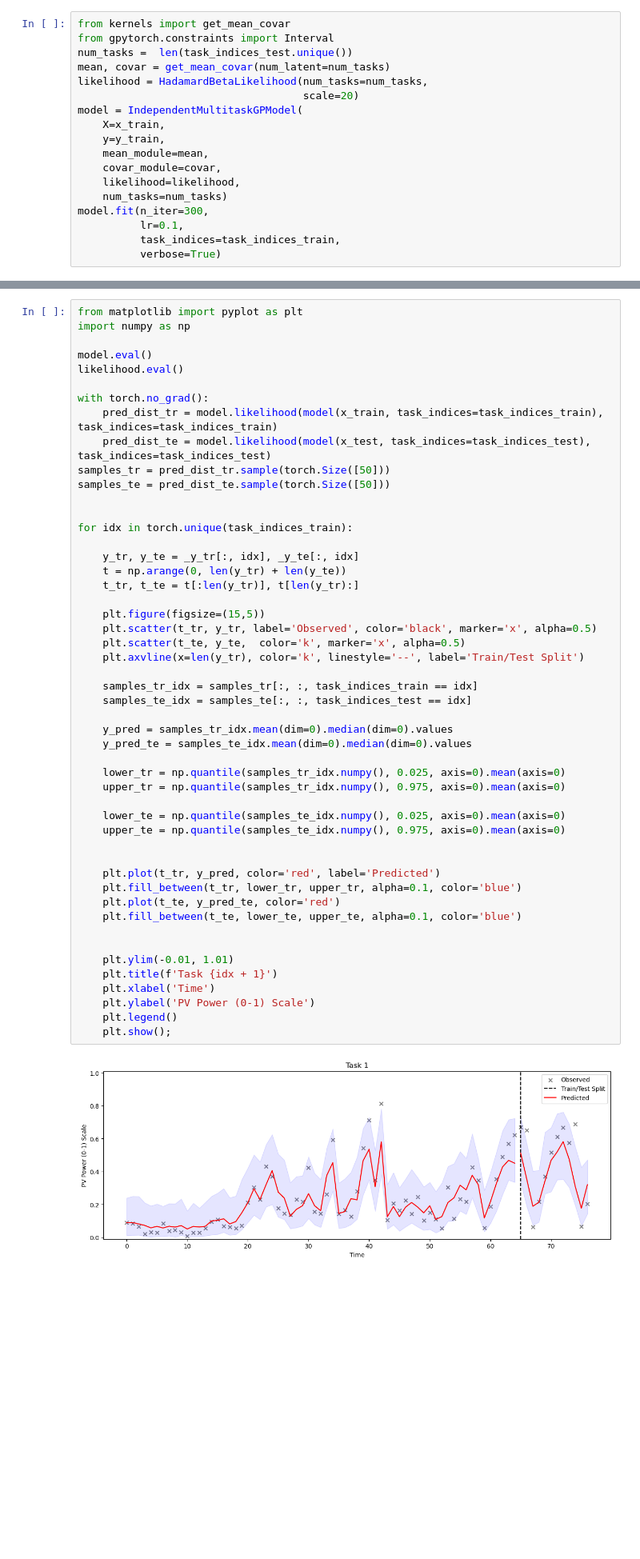
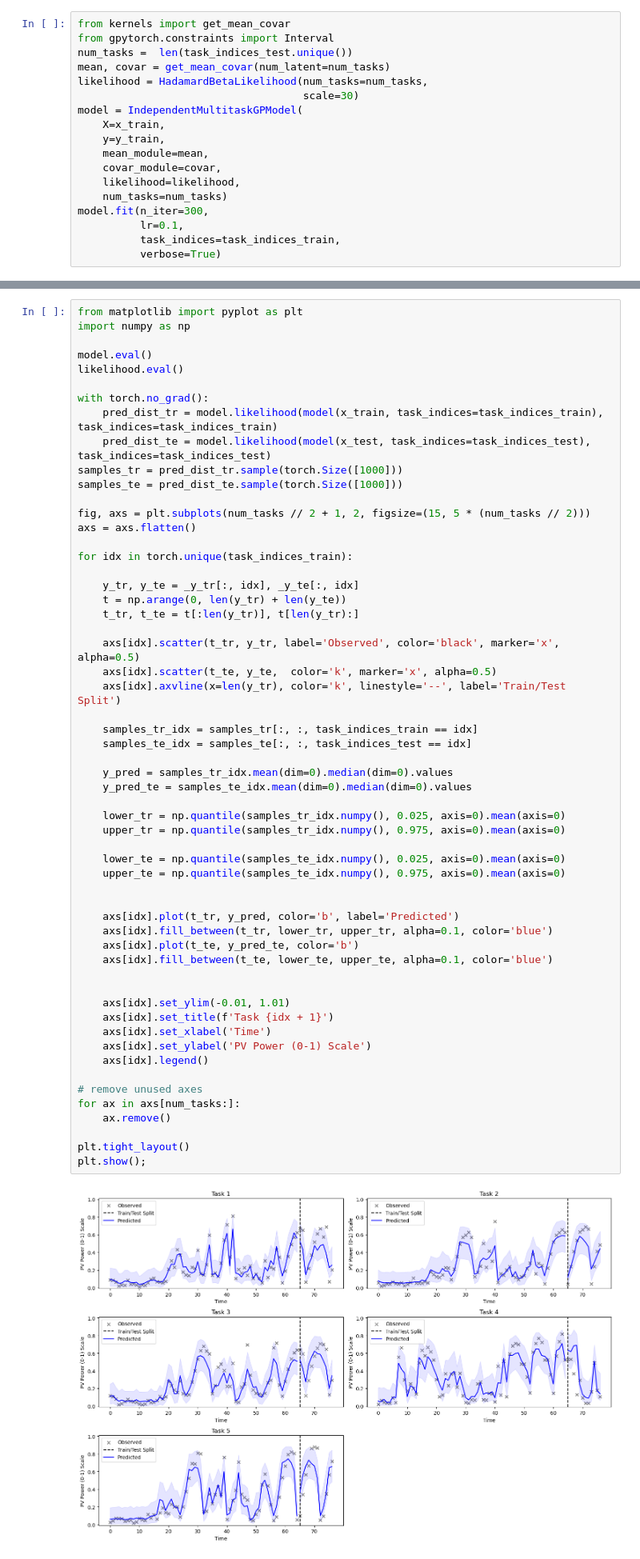
Before and after one commit to eirikbaekkelund/Dissertation, a Jupyter notebook: hadamard.ipynb, the cells around one changed output, grey strips where cells are left out. Shown: that part at 80% size. Saved outputs shown, nothing was run; the diff lists cells and outputs as text; blank space fills up the shorter version.

Commit message:
update to plot

```diff
--- a/hadamard.ipynb
+++ b/hadamard.ipynb
@@ -176,7 +176,7 @@ from gpytorch.constraints import Interval
 num_tasks =  len(task_indices_test.unique())
 mean, covar = get_mean_covar(num_latent=num_tasks)
 likelihood = HadamardBetaLikelihood(num_tasks=num_tasks,
-                                    scale=20)
+                                    scale=30)
 model = IndependentMultitaskGPModel(
     X=x_train,
     y=y_train,
@@ -214,47 +214,54 @@ model.eval()
 likelihood.eval()
 
 with torch.no_grad():
     pred_dist_tr = model.likelihood(model(x_train, task_indices=task_indices_train), task_indices=task_indices_train)
     pred_dist_te = model.likelihood(model(x_test, task_indices=task_indices_test), task_indices=task_indices_test)
-samples_tr = pred_dist_tr.sample(torch.Size([50]))
-samples_te = pred_dist_te.sample(torch.Size([50]))
+samples_tr = pred_dist_tr.sample(torch.Size([1000]))
+samples_te = pred_dist_te.sample(torch.Size([1000]))
 
+fig, axs = plt.subplots(num_tasks // 2 + 1, 2, figsize=(15, 5 * (num_tasks // 2)))
+axs = axs.flatten()
 
 for idx in torch.unique(task_indices_train):
 
     y_tr, y_te = _y_tr[:, idx], _y_te[:, idx]
     t = np.arange(0, len(y_tr) + len(y_te))
     t_tr, t_te = t[:len(y_tr)], t[len(y_tr):]
 
-    plt.figure(figsize=(15,5))
-    plt.scatter(t_tr, y_tr, label='Observed', color='black', marker='x', alpha=0.5)
-    plt.scatter(t_te, y_te,  color='k', marker='x', alpha=0.5)
-    plt.axvline(x=len(y_tr), color='k', linestyle='--', label='Train/Test Split')
+    axs[idx].scatter(t_tr, y_tr, label='Observed', color='black', marker='x', alpha=0.5)
+    axs[idx].scatter(t_te, y_te,  color='k', marker='x', alpha=0.5)
+    axs[idx].axvline(x=len(y_tr), color='k', linestyle='--', label='Train/Test Split')
 
     samples_tr_idx = samples_tr[:, :, task_indices_train == idx]
     samples_te_idx = samples_te[:, :, task_indices_test == idx]
 
     y_pred = samples_tr_idx.mean(dim=0).median(dim=0).values
     y_pred_te = samples_te_idx.mean(dim=0).median(dim=0).values
 
     lower_tr = np.quantile(samples_tr_idx.numpy(), 0.025, axis=0).mean(axis=0)
     upper_tr = np.quantile(samples_tr_idx.numpy(), 0.975, axis=0).mean(axis=0)
 
     lower_te = np.quantile(samples_te_idx.numpy(), 0.025, axis=0).mean(axis=0)
     upper_te = np.quantile(samples_te_idx.numpy(), 0.975, axis=0).mean(axis=0)
 
 
-    plt.plot(t_tr, y_pred, color='red', label='Predicted')
-    plt.fill_between(t_tr, lower_tr, upper_tr, alpha=0.1, color='blue')
-    plt.plot(t_te, y_pred_te, color='red')
-    plt.fill_between(t_te, lower_te, upper_te, alpha=0.1, color='blue')
+    axs[idx].plot(t_tr, y_pred, color='b', label='Predicted')
+    axs[idx].fill_between(t_tr, lower_tr, upper_tr, alpha=0.1, color='blue')
+    axs[idx].plot(t_te, y_pred_te, color='b')
+    axs[idx].fill_between(t_te, lower_te, upper_te, alpha=0.1, color='blue')
 
 
-    plt.ylim(-0.01, 1.01)
-    plt.title(f'Task {idx + 1}')
-    plt.xlabel('Time')
-    plt.ylabel('PV Power (0-1) Scale')
-    plt.legend()
-    plt.show();
+    axs[idx].set_ylim(-0.01, 1.01)
+    axs[idx].set_title(f'Task {idx + 1}')
+    axs[idx].set_xlabel('Time')
+    axs[idx].set_ylabel('PV Power (0-1) Scale')
+    axs[idx].legend()
+
+# remove unused axes
+for ax in axs[num_tasks:]:
+    ax.remove()
+
+plt.tight_layout()
+plt.show();
 # %% [output]
-[figure, old version]
+[figure, new version]
```
Also changed, not shown: parts of 3 cells of this notebook, 1 other file.
